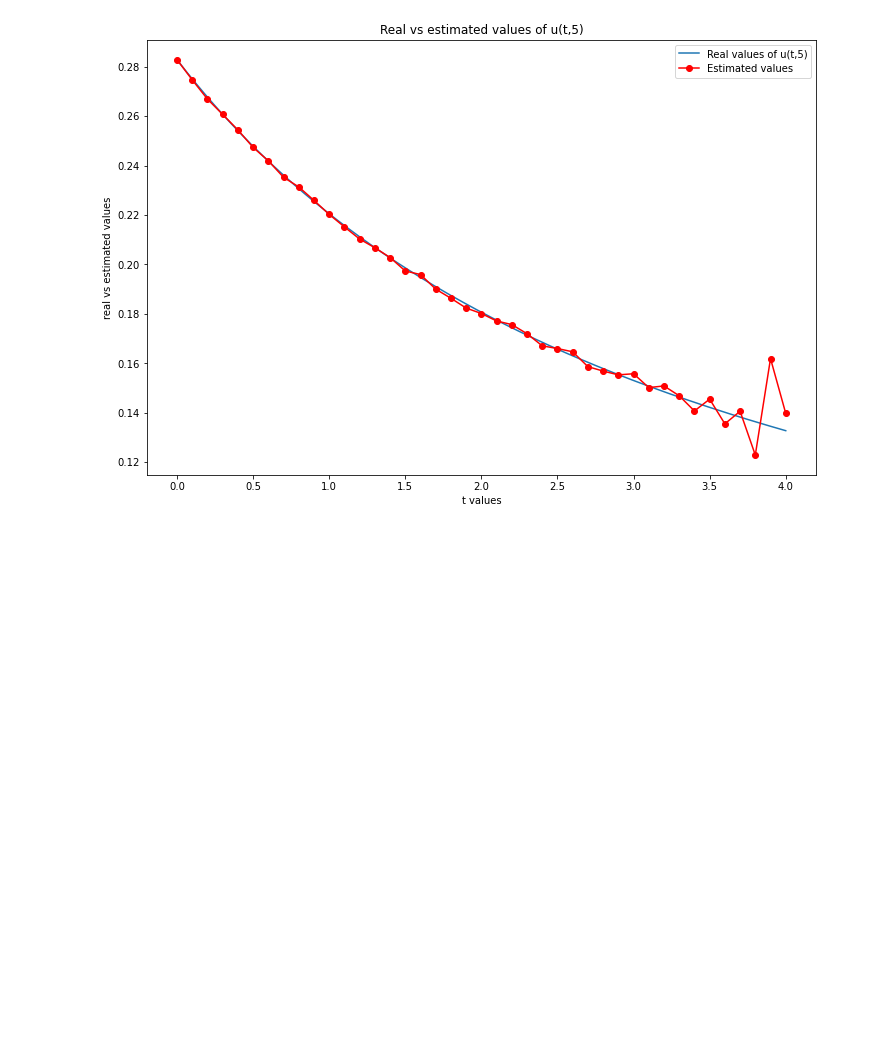
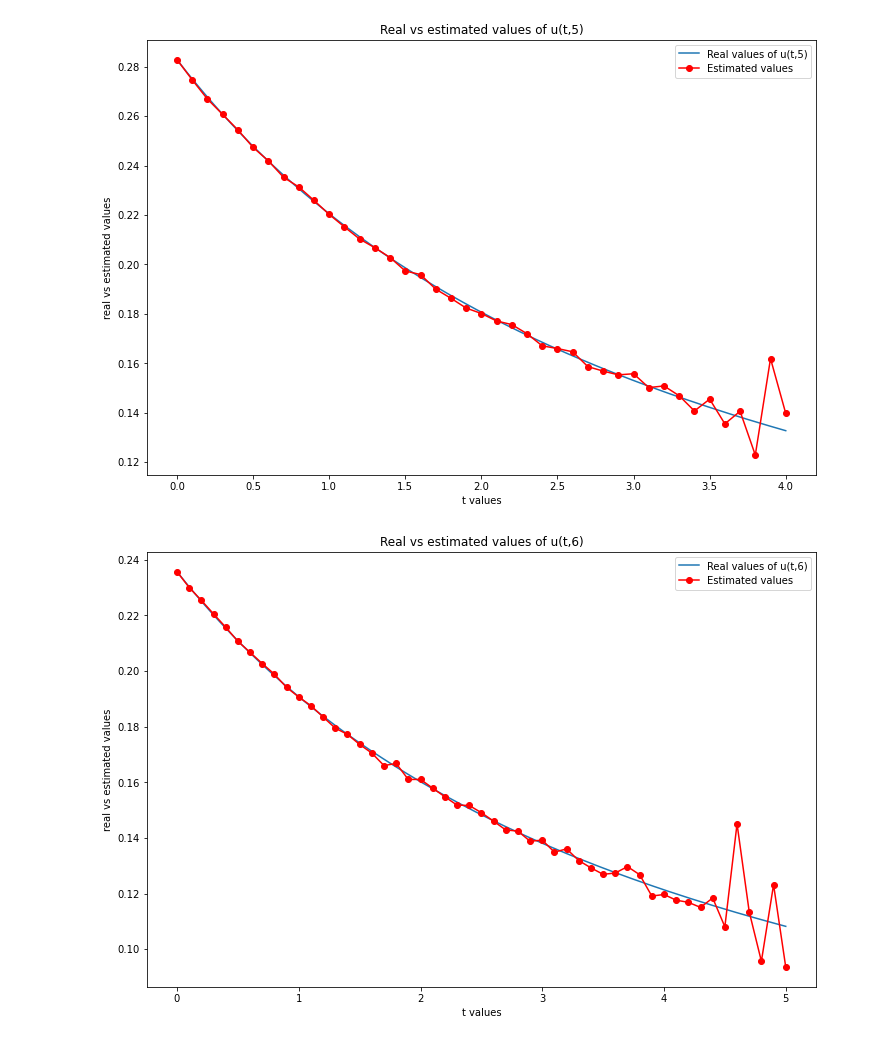
Before and after one commit to chanjuanyin/MH4900_Final_Year_Project_simulations, a Jupyter notebook: Branching_02/Plot_history.ipynb, the cells around one changed output. Cells and saved outputs as stored; diff of their text form; code cells hidden in the pictures; blank space fills up the shorter version.

```diff
--- a/Branching_02/Plot_history.ipynb
+++ b/Branching_02/Plot_history.ipynb
@@ -181,32 +181,34 @@ plt.show()
 # %%
 impose_ylim = False
 y_lim = [0,0.2]
 
 real_values = np.asarray(np_dictionary["n_equals_3_x_equals_6"])
 real_values = np.reshape(real_values, (1001,))[0:501]
 t_values = np.arange(0, 5.01, 0.01)
 estimated_values = np.asarray(np_dictionary["n_equals_3_x_equals_6_monte_carlo"])
-estimated_values = np.reshape(estimated_values, (51,))[0:31]
-t_estimated = np.arange(0, 3.1, 0.1)
+estimated_values = np.reshape(estimated_values, (51,))
+t_estimated = np.arange(0, 5.1, 0.1)
 
 plt.figure(figsize=(12, 8))
 plt.plot(t_values, real_values, label='Real values of u(t,6)')
 plt.plot(t_estimated, estimated_values, 'ro-', label='Estimated values')
 
 # initial_condition_real_values = np.asarray(np_dictionary["x_equals_0"])
 # initial_condition_real_values = np.reshape(initial_condition_real_values, (901,))
 # t_values_initial = np.arange(1, 10.01, 0.01)
 # plt.plot(t_values_initial, initial_condition_real_values, label='Initial condition u(t,0)')
 
 plt.ylabel('real vs estimated values')
 if impose_ylim:
     plt.ylim(y_lim)
 plt.xlabel('t values')
 # plt.axvline(x=30,color='red')
 
 plt.title('Real vs estimated values of u(t,6)')
 plt.legend(loc='upper right')
 plt.show()
+# %% [output]
+[figure, added]
 # %%
 impose_ylim = False
 y_lim = [0,0.2]
```
Also changed, not shown: parts of 1 cell of this notebook, 2 other files.
